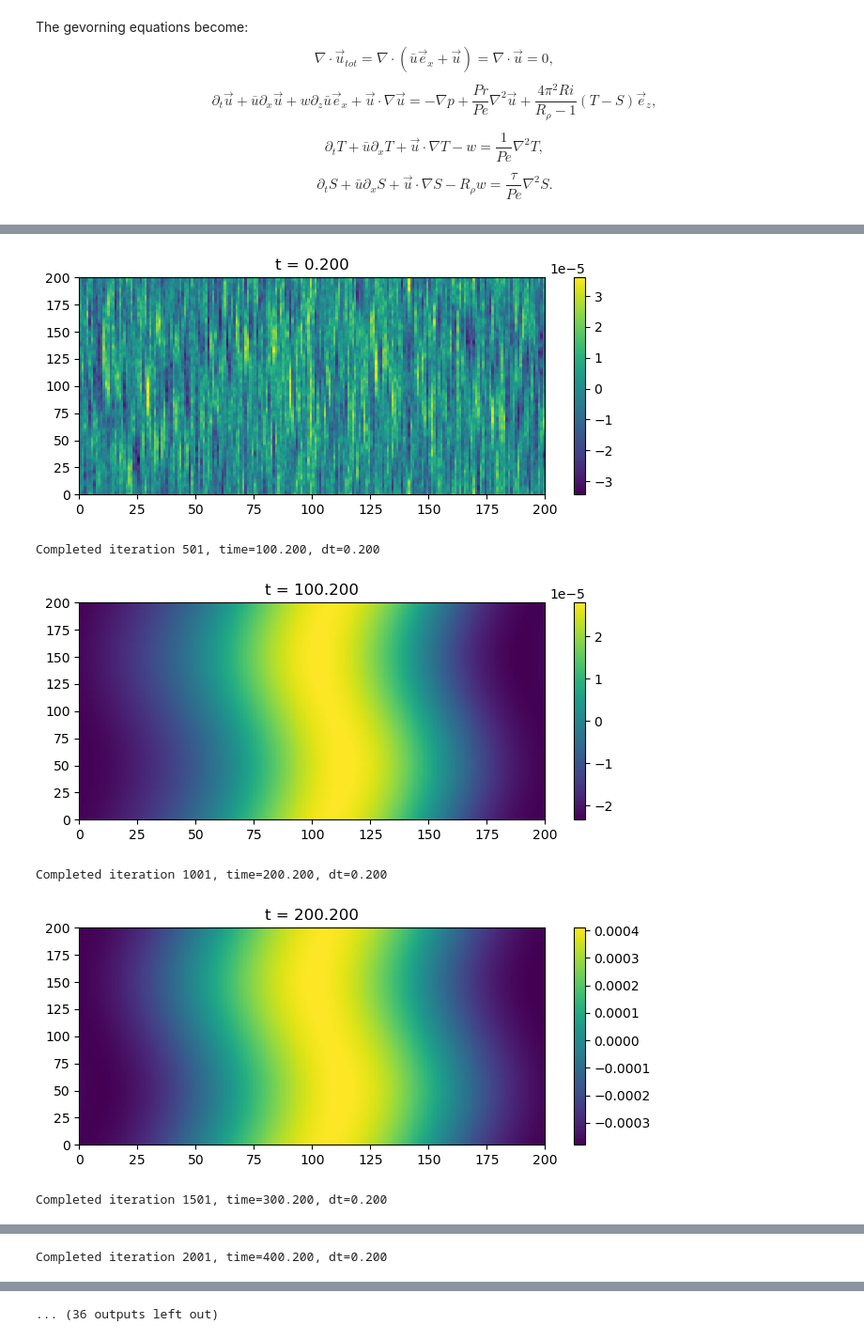
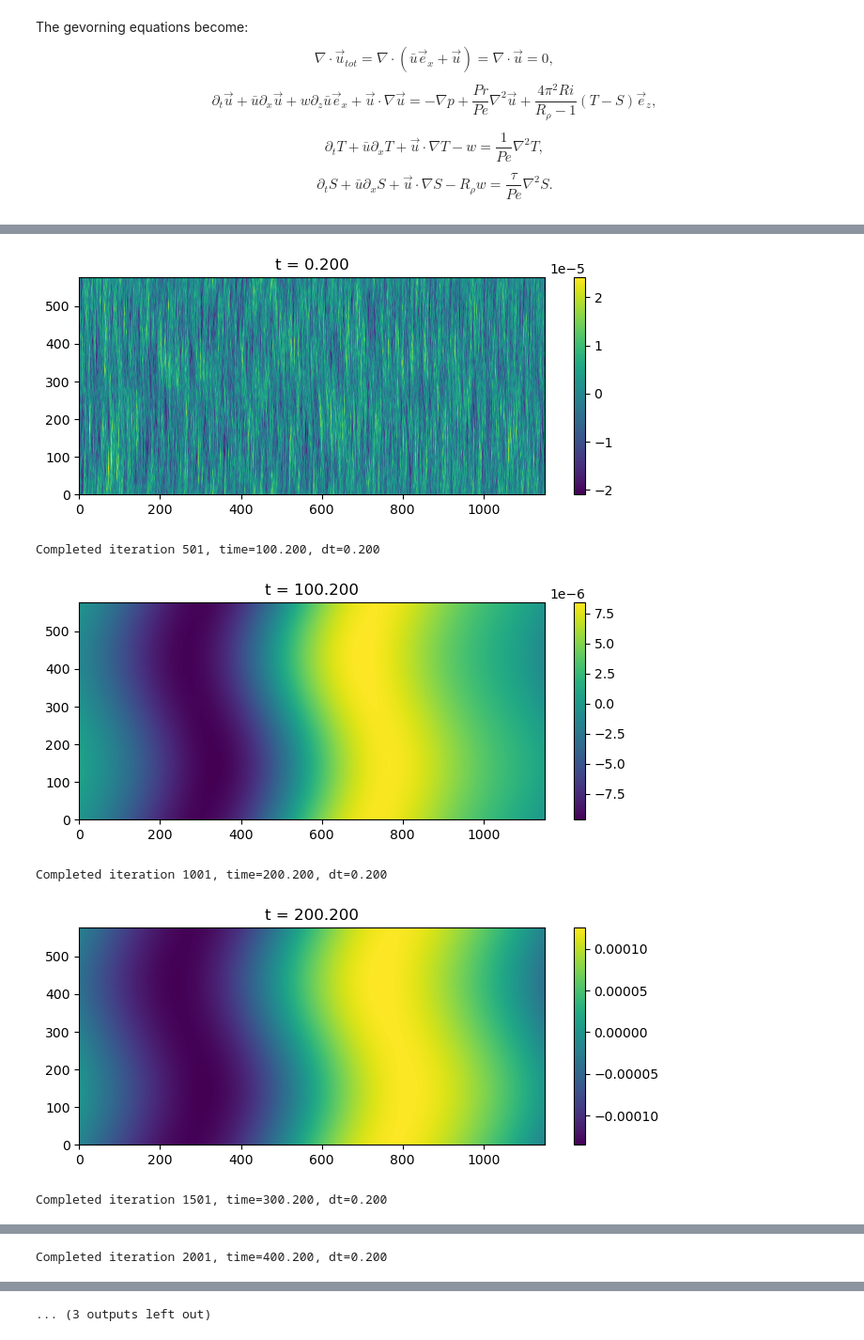
Before and after one commit to ducnguyen-uconn/Thermohaline-Shear_Instability, a Jupyter notebook: reproduce_refs/simulation/2dtest.ipynb, the cells around one changed output, grey strips where cells are left out. Shown at 94% size. Saved outputs shown, nothing was run; the diff lists cells and outputs as text; code cells hidden in the pictures.

```diff
--- a/reproduce_refs/simulation/2dtest.ipynb
+++ b/reproduce_refs/simulation/2dtest.ipynb
@@ -66,7 +66,7 @@ Rp, Ri, Pe, tau = 2., 10., 1e2, 0.01 # figure 4
 Pr = 10.  # Prandtl number
 
 Lx, Lz = 64., 1.
-Nx, Nz = 200, 200
+Nx, Nz = 768, 384
 # Nx, Nz = 384, 192
 # Nx, Nz = 768, 384
 
@@ -189,8 +189,8 @@ while solver.proceed:
 Starting main loop
 Completed iteration 1, time=0.200, dt=0.200
-[figure, old version]
+[figure, new version]
 Completed iteration 501, time=100.200, dt=0.200
-[figure, old version]
+[figure, new version]
 Completed iteration 1001, time=200.200, dt=0.200
-[figure, old version]
+[figure, new version]
 Completed iteration 1501, time=300.200, dt=0.200
@@ -218 +218 @@ Completed iteration 2120, time=423.750, dt=0.050
-... (36 outputs left out)
+... (3 outputs left out)
```
Also changed, not shown: parts of 1 cell of this notebook, 3 other files.
